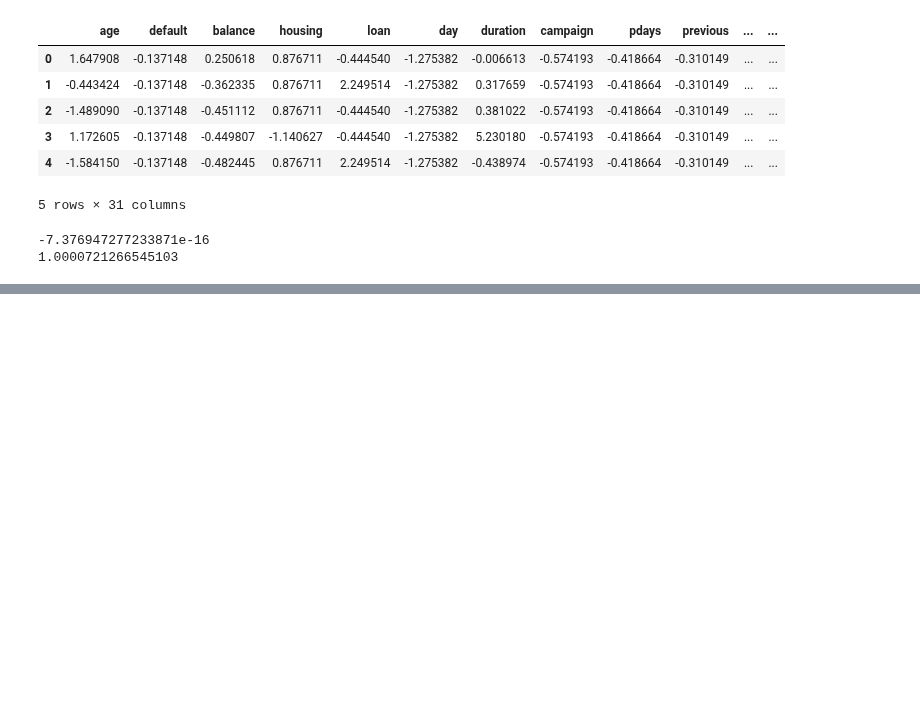
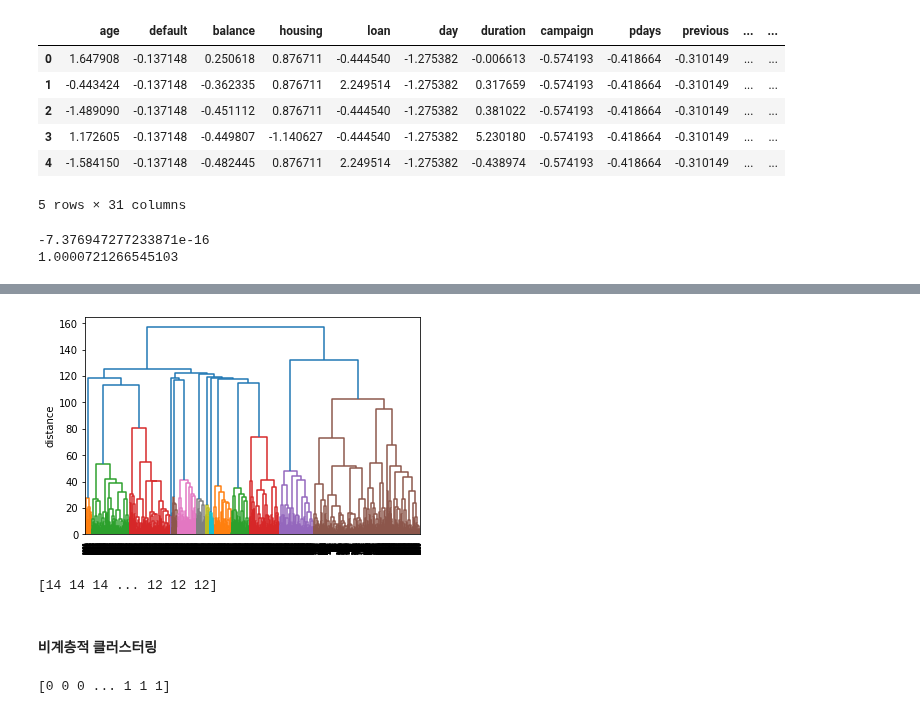
Before and after one commit to seonghyeokcho/Python, a Jupyter notebook: 01_basic_notion/pre-processing_technique.ipynb, the cells around one changed output, grey strips where cells are left out. Cells and saved outputs as stored; diff of their text form; code cells hidden in the pictures; blank space fills up the shorter version.

```diff
--- a/01_basic_notion/pre-processing_technique.ipynb
+++ b/01_basic_notion/pre-processing_technique.ipynb
@@ -1344,0 +1364,37 @@ print(bank_data_standard.std().mean())
+# %%
+from scipy.cluster.hierarchy import linkage, dendrogram
+import matplotlib.pyplot as plt
+
+
+# 계층적 클러스터링
+hierarchy = linkage(bank_data_standard, metric="euclidean", method="ward")
+dendrogram(hierarchy)
+
+plt.ylabel("distance")
+plt.show()
+# %% [output]
+[figure, added]
+# %%
+from scipy.cluster.hierarchy import fcluster
+
+
+# 고객별로 클러스터 ID를 부여
+customer_group = fcluster(hierarchy, 100, "distance")
+
+# ID 확인
+print(customer_group)
+# %% [output]
+[14 14 14 ... 12 12 12]
+# %% [markdown]
+#### 비계층적 클러스터링
+# %%
+from sklearn.cluster import KMeans
+
+
+# 고객을 10개 군집(그룹)으로 분할
+cluster = KMeans(10)
+customer_group = cluster.fit_predict(bank_data_standard)
+
+print(customer_group)
+# %% [output]
+[0 0 0 ... 1 1 1]
```
Also changed, not shown: parts of 4 cells of this notebook.
